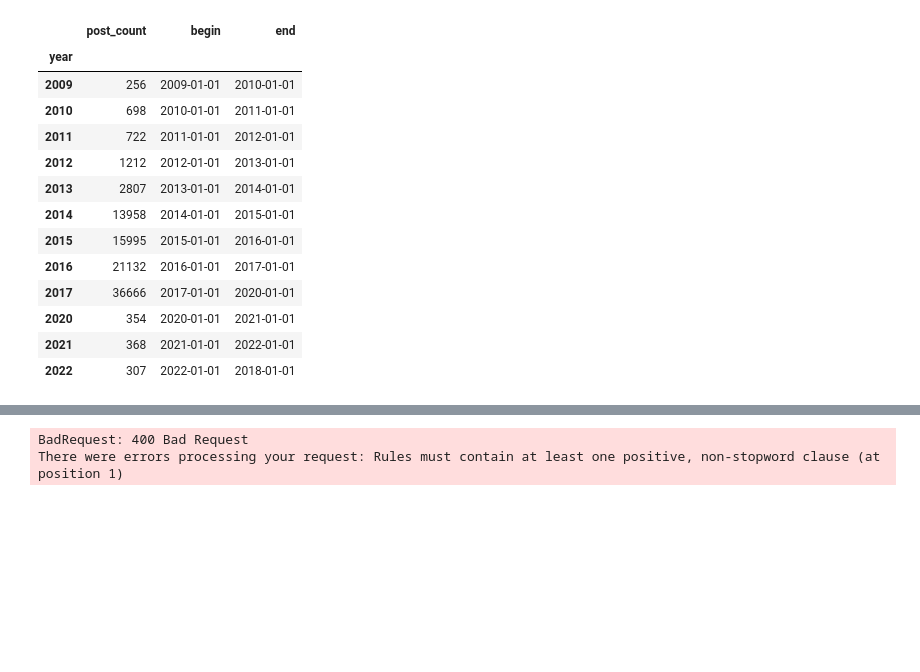
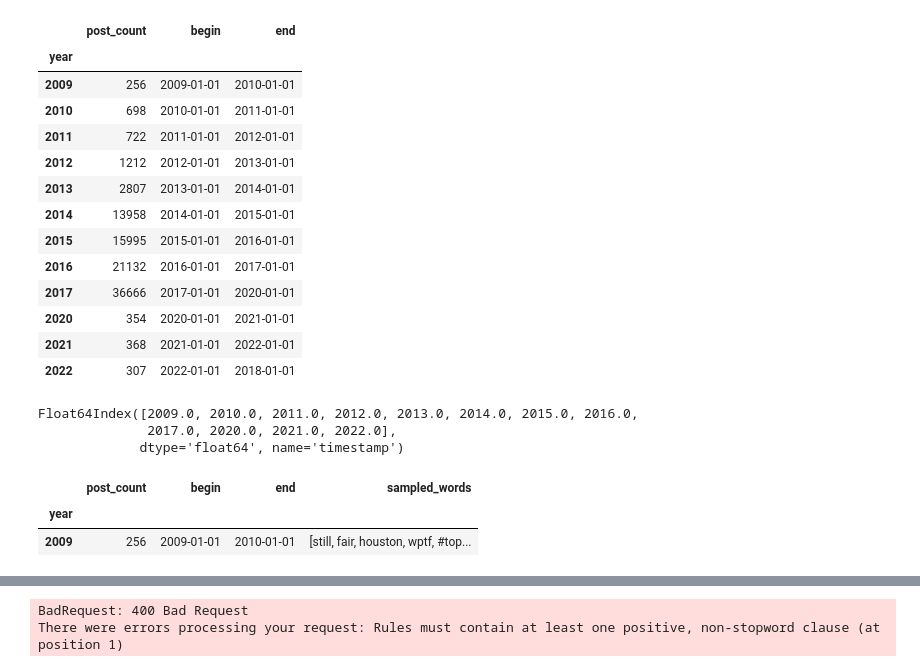
Before and after one commit to michaelmilleryoder/white_supremacist_lang, a Jupyter notebook: jupyter/get_tweets.ipynb, the cells around one changed output, grey strips where cells are left out. Saved outputs shown, nothing was run; the diff lists cells and outputs as text; code cells hidden in the pictures; blank space fills up the shorter version.

```diff
--- a/jupyter/get_tweets.ipynb
+++ b/jupyter/get_tweets.ipynb
@@ -36,3 +36,30 @@ lookup
 | 2020 | 354 | 2020-01-01 | 2021-01-01 |
 | 2021 | 368 | 2021-01-01 | 2022-01-01 |
 | 2022 | 307 | 2022-01-01 | 2018-01-01 |
+# %%
+import nltk
+import string
+from collections import Counter
+
+# lookup['sampled_words'] =
+stopwords = nltk.corpus.stopwords.words('english') + list(string.punctuation) + ['...', '…', '’', ';-)']
+# Sample from Counter with random.choices
+words_by_year = ws_data.query('domain=="tweet/short propaganda"').groupby(by=ws_data.timestamp.dt.year).agg(
+    {'text': lambda x: [w for w, count in Counter([wd for wd in ' '.join(x).split() if wd not in stopwords]).items() if count > 1 and not w.startswith('http')]})
+words_by_year['text'] = words_by_year
+words_by_year.index
+# %% [output]
+Float64Index([2009.0, 2010.0, 2011.0, 2012.0, 2013.0, 2014.0, 2015.0, 2016.0,
+              2017.0, 2020.0, 2021.0, 2022.0],
+             dtype='float64', name='timestamp')
+# %%
+import random
+
+lookup['total_words'] = words_by_year
+lookup['sampled_words'] = [random.sample(words, int(n/3)) for words, n in zip(lookup.total_words, lookup.post_count)]
+lookup.drop(columns='total_words', inplace=True)
+lookup.head(1)
+# %% [output]
+|  | post_count | begin | end | sampled_words |
+| year |  |  |  |  |
+| 2009 | 256 | 2009-01-01 | 2010-01-01 | [still, fair, houston, wptf, #top... |
```
Also changed, not shown: parts of 2 cells of this notebook, 2 other files.
